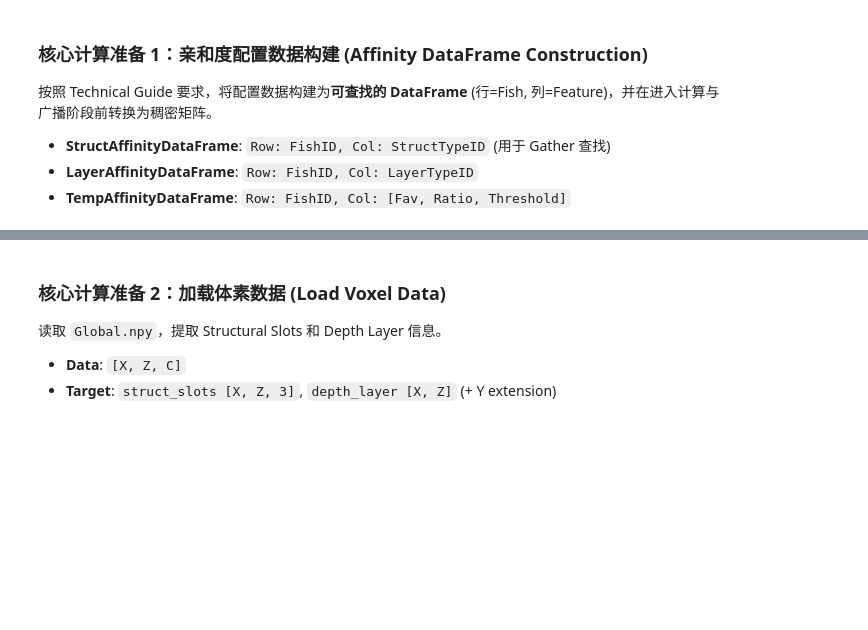
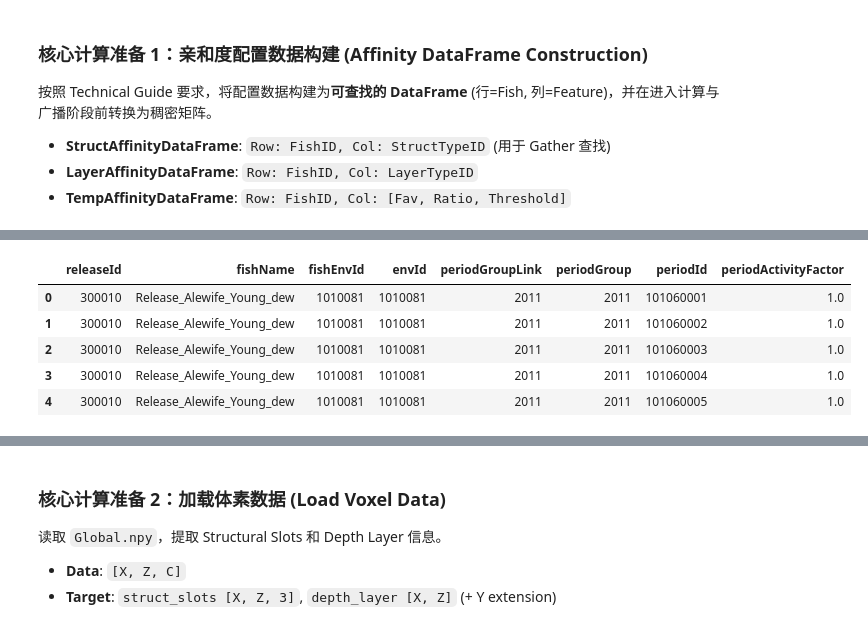
Before and after one commit to futouyiba/precompute, a Jupyter notebook: 0precomputeDemo.ipynb, the cells around one changed output, grey strips where cells are left out. Saved outputs shown, nothing was run; the diff lists cells and outputs as text; code cells hidden in the pictures; blank space fills up the shorter version.

Commit message:
feat: implement period affinity dataframe and update docs

```diff
--- a/0precomputeDemo.ipynb
+++ b/0precomputeDemo.ipynb
@@ -596,0 +602,74 @@ print(f"Final Temp Params:   {m_temp.shape}")
+# %%
+# 1. Load Source JSONs
+import json
+import pandas as pd
+
+# Load files
+data_root = r"d:\fishinggame\precompute\data\1\1001"
+
+with open(f"{data_root}\\fish_release.json", 'r', encoding='utf-8') as f:
+    fish_release_data = json.load(f)
+
+with open(f"{data_root}\\stock_release.json", 'r', encoding='utf-8') as f:
+    stock_release_data = json.load(f)
+
+with open(f"{data_root}\\fish_env_affinity.json", 'r', encoding='utf-8') as f:
+    fish_env_data = json.load(f)
+
+with open(f"{data_root}\\period_affinity.json", 'r', encoding='utf-8') as f:
+    period_affinity_data = json.load(f)
+
+# 2. Convert to DataFrames
+df_fish_release = pd.DataFrame.from_dict(fish_release_data, orient='index')
+df_stock_release = pd.DataFrame.from_dict(stock_release_data, orient='index')
+df_fish_env = pd.DataFrame.from_dict(fish_env_data, orient='index')
+df_period_affinity_list = pd.DataFrame.from_dict(period_affinity_data, orient='index')
+
+# 3. Rename columns to avoid collisions and clarify semantics
+df_fish_release = df_fish_release.rename(columns={'id': 'releaseId', 'name': 'fishName'})
+df_stock_release = df_stock_release.rename(columns={'id': 'mappingId'}) # stock_release id is just a mapping id
+df_fish_env = df_fish_env.rename(columns={'id': 'envId', 'name': 'envName', 'periodCoeffGroup': 'periodGroupLink'})
+df_period_affinity_list = df_period_affinity_list.rename(columns={'id': 'periodEntryId'})
+
+# 4. Perform Merges
+
+# Step 4a: Fish Release -> Stock Release (Link via releaseId)
+# Note: stock_release has 'releaseId' which matches fish_release['releaseId']
+df_merged_1 = pd.merge(
+    df_fish_release[['releaseId', 'fishName']],
+    df_stock_release[['releaseId', 'fishEnvId']],
+    on='releaseId',
+    how='inner'
+)
+
+# Step 4b: -> Fish Env (Link via fishEnvId == envId)
+df_merged_2 = pd.merge(
+    df_merged_1,
+    df_fish_env[['envId', 'periodGroupLink']],
+    left_on='fishEnvId',
+    right_on='envId',
+    how='inner'
+)
+
+# Step 4c: -> Period Affinity (Link via periodGroupLink == periodGroup)
+df_period_final = pd.merge(
+    df_merged_2,
+    df_period_affinity_list[['periodGroup', 'periodId', 'periodActivityFactor']],
+    left_on='periodGroupLink',
+    right_on='periodGroup',
+    how='inner'
+)
+
+# 5. Review Result
+print(f"Fish Release Count: {len(df_fish_release)}")
+print(f"Merged Period Rows: {len(df_period_final)}")
+display(df_period_final.head())
+
+# Check for a specific fish to verify expansion
+sample_fish = df_period_final[df_period_final['fishName'].str.contains("Release_Alewife_Young_dew")]
+if not sample_fish.empty:
+    print("\nSample Data for 'Release_Alewife_Young_dew':")
+    display(sample_fish[['fishName', 'periodId', 'periodActivityFactor']])
+else:
+    print("\nSample fish 'Release_Alewife_Young_dew' not found in result.")
+# %% [output]
@@ -596,0 +678,6 @@ print(f"Final Temp Params:   {m_temp.shape}")
+|  | releaseId | fishName | fishEnvId | envId | periodGroupLink | periodGroup | periodId | periodActivityFactor |
+| 0 | 300010 | Release_Alewife_Young_dew | 1010081 | 1010081 | 2011 | 2011 | 101060001 | 1.0 |
+| 1 | 300010 | Release_Alewife_Young_dew | 1010081 | 1010081 | 2011 | 2011 | 101060002 | 1.0 |
+| 2 | 300010 | Release_Alewife_Young_dew | 1010081 | 1010081 | 2011 | 2011 | 101060003 | 1.0 |
+| 3 | 300010 | Release_Alewife_Young_dew | 1010081 | 1010081 | 2011 | 2011 | 101060004 | 1.0 |
+| 4 | 300010 | Release_Alewife_Young_dew | 1010081 | 1010081 | 2011 | 2011 | 101060005 | 1.0 |
```
Also changed, not shown: parts of 2 cells of this notebook, 2 other files.
